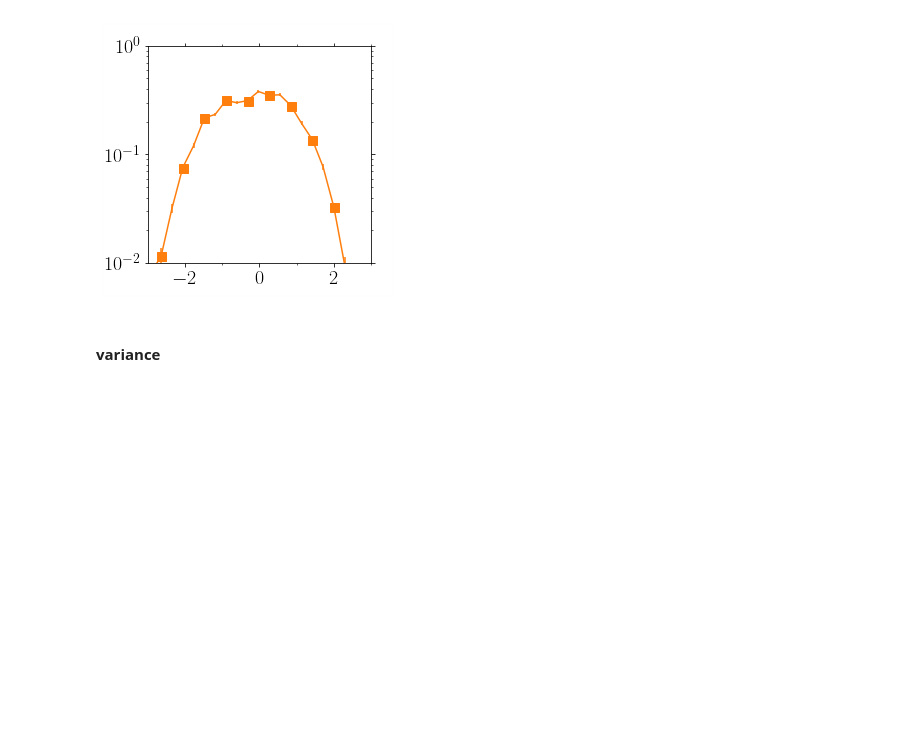
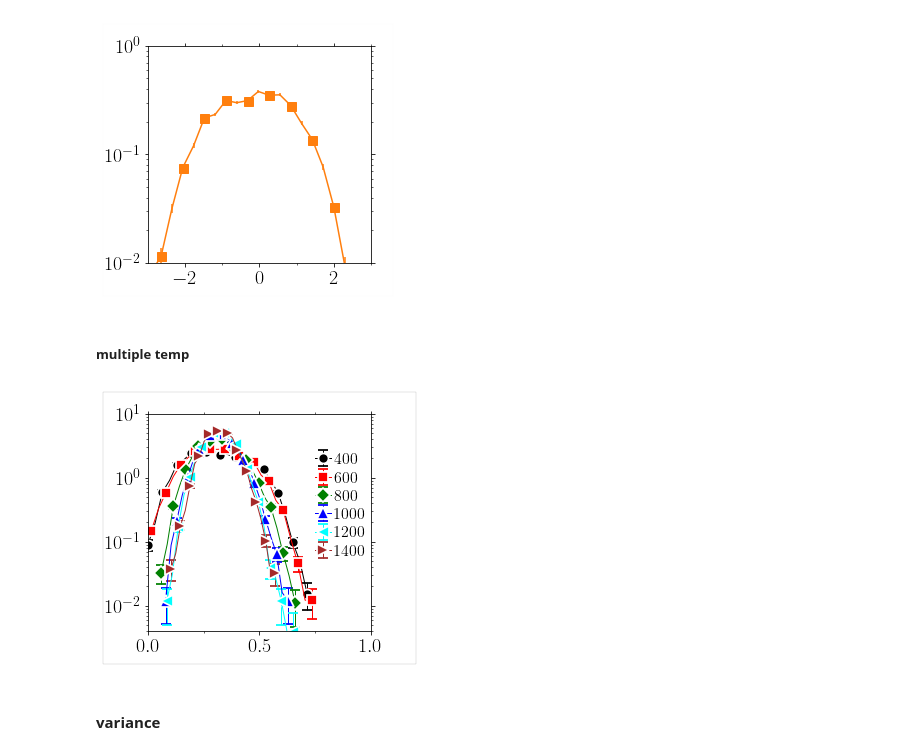
Before and after one commit to kkarimi62/HeaDef, a Jupyter notebook: postprocess/pressFluc2nd.ipynb, the cells around one changed output. Cells and saved outputs as stored; diff of their text form; code cells hidden in the pictures; blank space fills up the shorter version.

```diff
--- a/postprocess/pressFluc2nd.ipynb
+++ b/postprocess/pressFluc2nd.ipynb
@@ -56,7 +56,7 @@ class Symbols:
         self.markersizes=[10,10,10,12,12,12,10]
         self.nmax=7
 
-    def GetAttrs(self,count=0,label='',nevery=1,fmt='.-',zorder=1):
+    def GetAttrs(self,count=0,label='',nevery=1,fmt='.-',zorder=1,**kwargs):
         if count > self.nmax:
             print('index out of list bound!')
             return
@@ -71,7 +71,7 @@ class Symbols:
            'markeredgewidth':1.75,
             'linewidth':1,
            'barsabove':None,
-           'capsize':5,
+           'capsize':5 if not 'capsize' in kwargs else kwargs['capsize'],
            'capthick':1,
            'elinewidth':1,
            'fmt':fmt,
@@ -1547,7 +1547,7 @@ if eval(confParser['flags']['PressFluc']):
                         DrawFrame=[0.2,0.1,0.15,0.1,0.01],
 
               )
-        np.savetxt('PressFluc/pdf_pNi_T%s.txt'%temp,np.c_[hist1, edges1, error1],
+        np.savetxt('PressFluc/pdf_pNi_T%s.txt'%confParser['parameters']['temperature'],np.c_[hist1, edges1, error1],
                    header='hist\tedges\terror')
 
 
@@ -1585,6 +1585,37 @@ if eval(confParser['flags']['PressFluc']):
 [figure]
 [figure]
 [figure]
+# %% [markdown]
+##### multiple temp
+# %%
+temps = [400,600,800,1000,1200,1400]
+ax = utl.PltErr(None,None,Plot=False)
+symbols=Symbols()
+legend = Legends()
+legend.Set(fontsize=16,
+       bbox_to_anchor=(0.54,0.39,0.5,0.5),
+                 labelspacing=0.2,
+      )
+for temp,count in zip(temps,range(100)):
+    slist = np.loadtxt('NiCoCrNatom100KTemp%sRhoFluc/Run0/PressFluc/pdf_pNi_T%s.txt'%(temp,temp))
+    hist, edges, error=slist[:,0],slist[:,1],slist[:,2]
+    utl.PltErr(edges,hist,
+                   yerr=error,
+                   attrs=symbols.GetAttrs(count=count,nevery=2,label=r'$%s$'%temp),
+                    Plot=False,
+                   ax=ax,
+              )
+ax=utl.PltErr(None,None,attrs={'fmt':'.'},
+          legend=legend.Get(),
+           ax=ax,
+           xlim=(0,1),ylim=(4e-3,1e1),
+                    yscale='log',
+                    xscale='linear',
+            DrawFrame=[0.2,0.2,0.15,0.1,0.1],
+                 title='PressFluc/pdf_pNi_T.png',
+          )
+# %% [output]
+[figure, added]
 # %% [markdown]
 #### variance
 # %%
```
Also changed, not shown: parts of 1 cell of this notebook, 1 other file.
